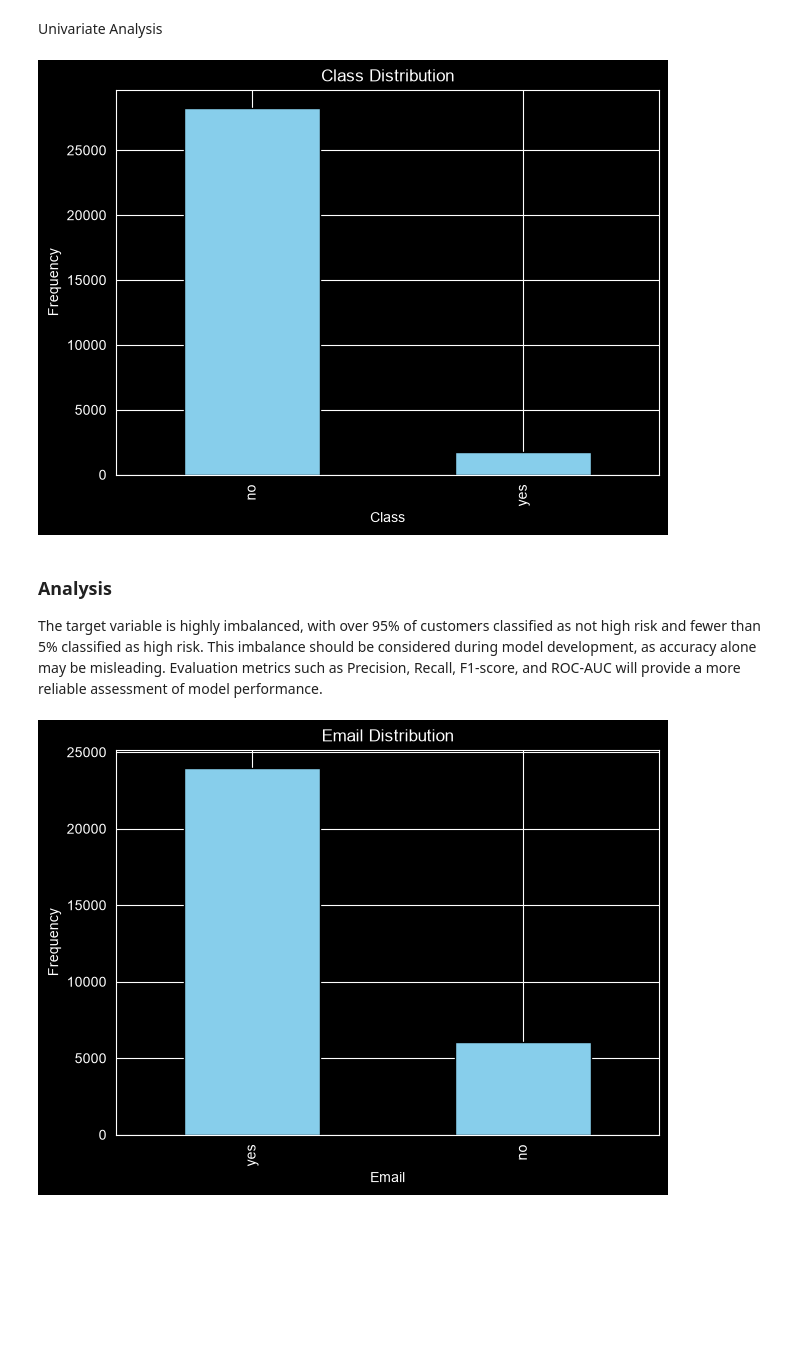
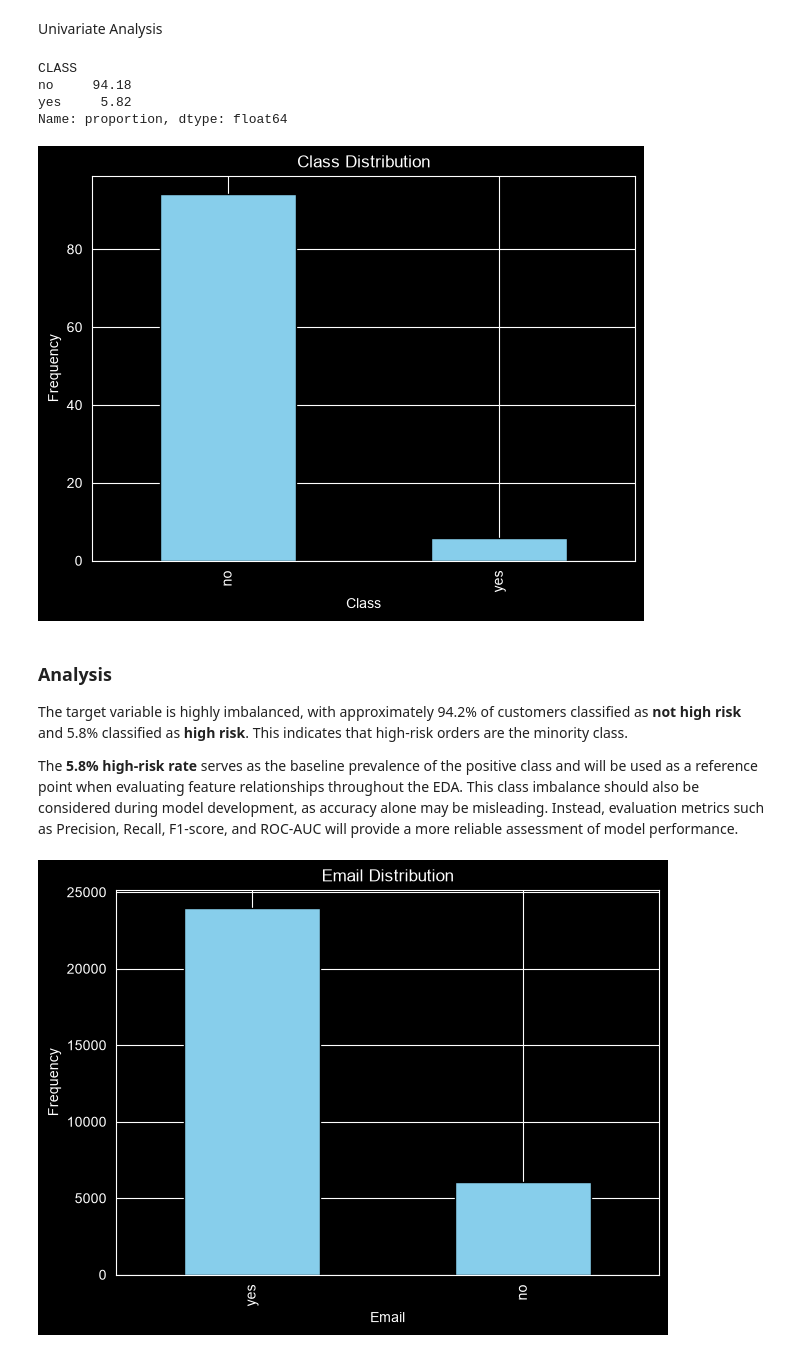
Before and after one commit to IdayatSanni/order-risk-scoring-model, a Jupyter notebook: data_eda.ipynb, the cells around one changed output. Saved outputs shown, nothing was run; the diff lists cells and outputs as text; code cells hidden in the pictures; blank space fills up the shorter version.

```diff
--- a/data_eda.ipynb
+++ b/data_eda.ipynb
@@ -168,25 +169,37 @@ cat_cols = df.select_dtypes(include = ["object", "category"])
 Univariate Analysis
 # %%
 # Check Class Imbalance
-count_class = cat_cols["CLASS"].value_counts()
+count_class = (
+    cat_cols["CLASS"]
+    .value_counts(normalize=True)
+    .mul(100)
+    .round(2)
+)
 
+print(count_class)
 # create bar chart
 # Setting figure
 plt.figure(figsize = (7,5))
 # Plot the bar
 count_class.plot(kind="bar", color='skyblue', edgecolor='black')
 
 # Name bar
 plt.title("Class Distribution")
 plt.xlabel("Class")
 plt.ylabel("Frequency")
 plt.show()
 # %% [output]
+CLASS
+no     94.18
+yes     5.82
+Name: proportion, dtype: float64
-[figure, old version]
+[figure, new version]
 # %% [markdown]
 ### Analysis
 
-The target variable is highly imbalanced, with over 95% of customers classified as not high risk and fewer than 5% classified as high risk. This imbalance should be considered during model development, as accuracy alone may be misleading. Evaluation metrics such as Precision, Recall, F1-score, and ROC-AUC will provide a more reliable assessment of model performance.
+The target variable is highly imbalanced, with approximately 94.2% of customers classified as **not high risk** and 5.8% classified as **high risk**. This indicates that high-risk orders are the minority class.
+
+The **5.8% high-risk rate** serves as the baseline prevalence of the positive class and will be used as a reference point when evaluating feature relationships throughout the EDA. This class imbalance should also be considered during model development, as accuracy alone may be misleading. Instead, evaluation metrics such as Precision, Recall, F1-score, and ROC-AUC will provide a more reliable assessment of model performance.
 # %%
 # Is it common for email to be submitted with an order?
 count_email = df["B_EMAIL"].value_counts()
```
Also changed, not shown: parts of 28 cells of this notebook.
